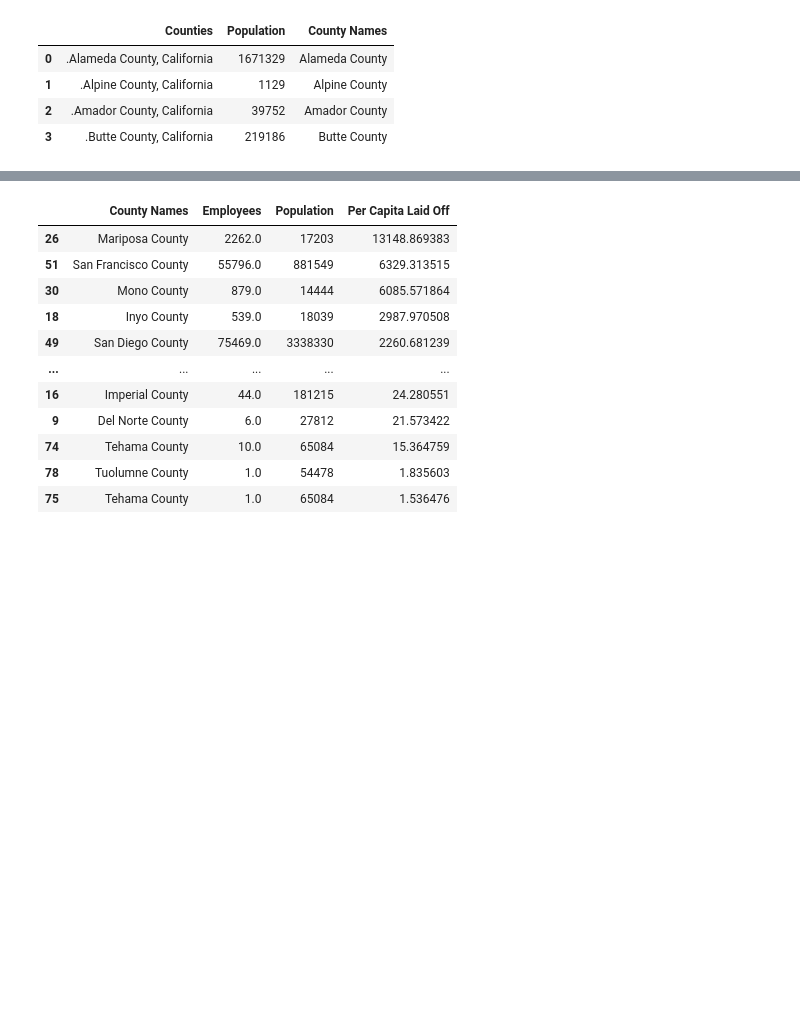
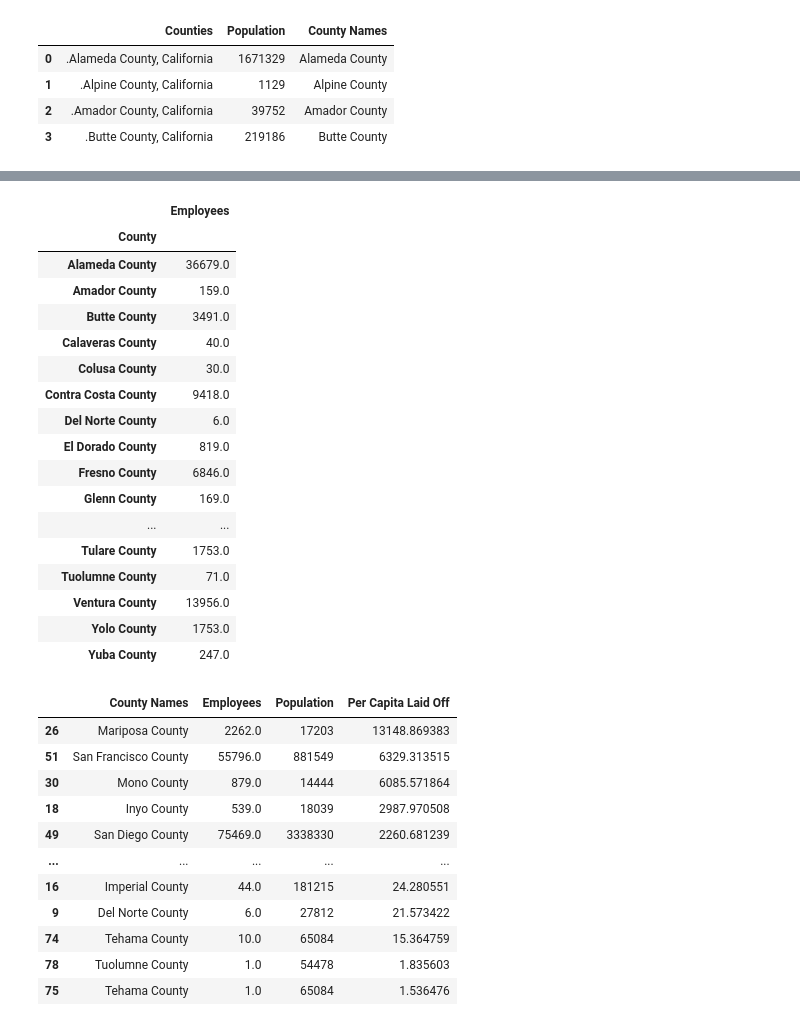
Before and after one commit to biglocalnews/WARN_Cali_analysis, a Jupyter notebook: hardest_hit/hard_hit_clean_city.ipynb, the cells around one changed output, grey strips where cells are left out. Drawn from its saved outputs; the diff is of its cells as text; code cells hidden in the pictures; blank space fills up the shorter version.

```diff
--- a/hardest_hit/hard_hit_clean_city.ipynb
+++ b/hardest_hit/hard_hit_clean_city.ipynb
@@ -205 +213,31 @@ cali_merge.head()
+# %%
+employees_sum = cali_merge[['County','Employees']]
+layoffs = employees_sum.groupby('County').agg('sum')
+layoffs
+# layoffs_by_county = cali_merge.groupby(['County Names','Year']).agg('sum')
+# layoffs_by_county
+# layoffs = layoffs_by_county.merge(cali_population, how="left", on="County Names")
+# layoffs.drop(columns=['Counties', 'Population_x'], inplace=True)
+# layoffs.rename(columns={"Population_y":"Population"}, inplace=True)
+# layoffs['Per Capita Laid Off'] = (layoffs['Employees']/layoffs['Population']) * 100000
+# layoffs.sort_values(by='Per Capita Laid Off', ascending=False)
+# %% [output]
+|  | Employees |
+| County |  |
+| Alameda County | 36679.0 |
+| Amador County | 159.0 |
+| Butte County | 3491.0 |
+| Calaveras County | 40.0 |
+| Colusa County | 30.0 |
+| Contra Costa County | 9418.0 |
+| Del Norte County | 6.0 |
+| El Dorado County | 819.0 |
+| Fresno County | 6846.0 |
+| Glenn County | 169.0 |
+| ... | ... |
+| Tulare County | 1753.0 |
+| Tuolumne County | 71.0 |
+| Ventura County | 13956.0 |
+| Yolo County | 1753.0 |
+| Yuba County | 247.0 |
 # %%
```
Also changed, not shown: parts of 9 cells of this notebook, 1 other file.
